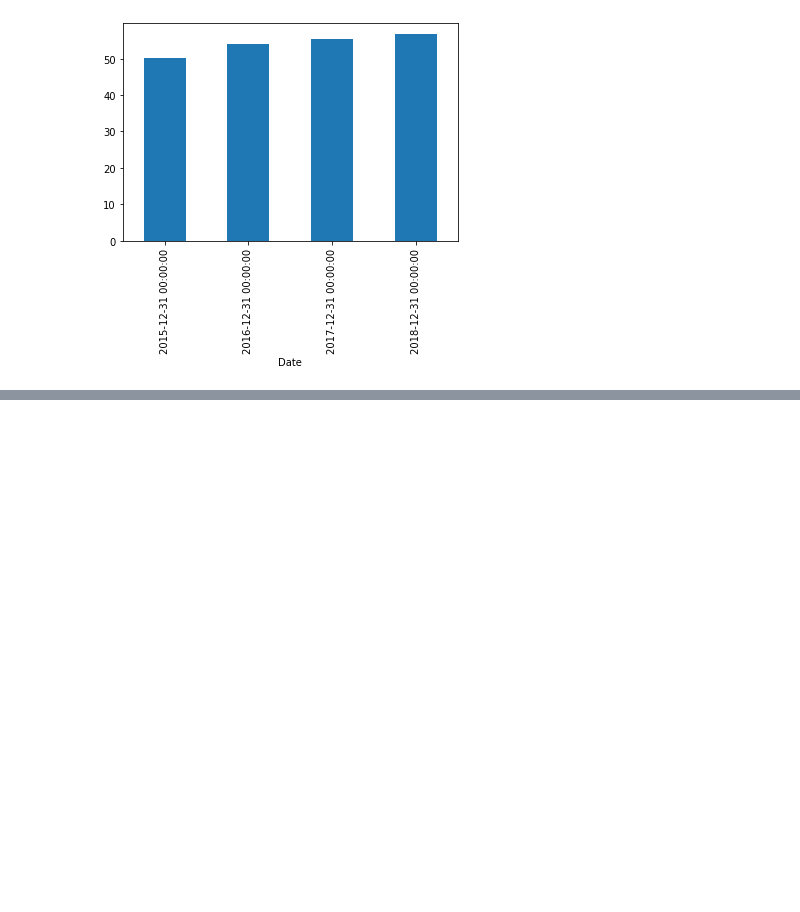
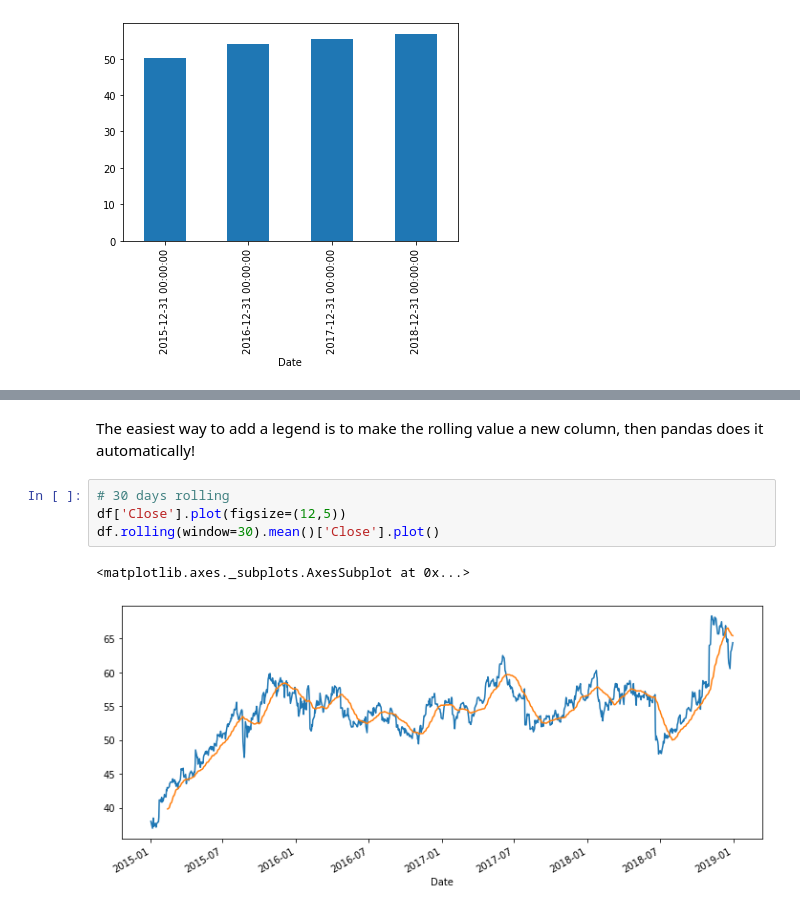
Before and after one commit to StevTobs/TimeSeries_Python, a Jupyter notebook: Time_Series_with_Pandas.ipynb, the cells around one changed output, grey strips where cells are left out. Saved outputs shown, nothing was run; the diff lists cells and outputs as text; blank space fills up the shorter version.

```diff
--- a/Time_Series_with_Pandas.ipynb
+++ b/Time_Series_with_Pandas.ipynb
@@ -362,0 +492,9 @@ title =
+# %% [markdown]
+The easiest way to add a legend is to make the rolling value a new column, then pandas does it automatically!
+# %%
+# 30 days rolling
+df['Close'].plot(figsize=(12,5))
+df.rolling(window=30).mean()['Close'].plot()
+# %% [output]
+<matplotlib.axes._subplots.AxesSubplot at 0x...>
+[figure, added]
```
Also changed, not shown: parts of 39 cells of this notebook.
